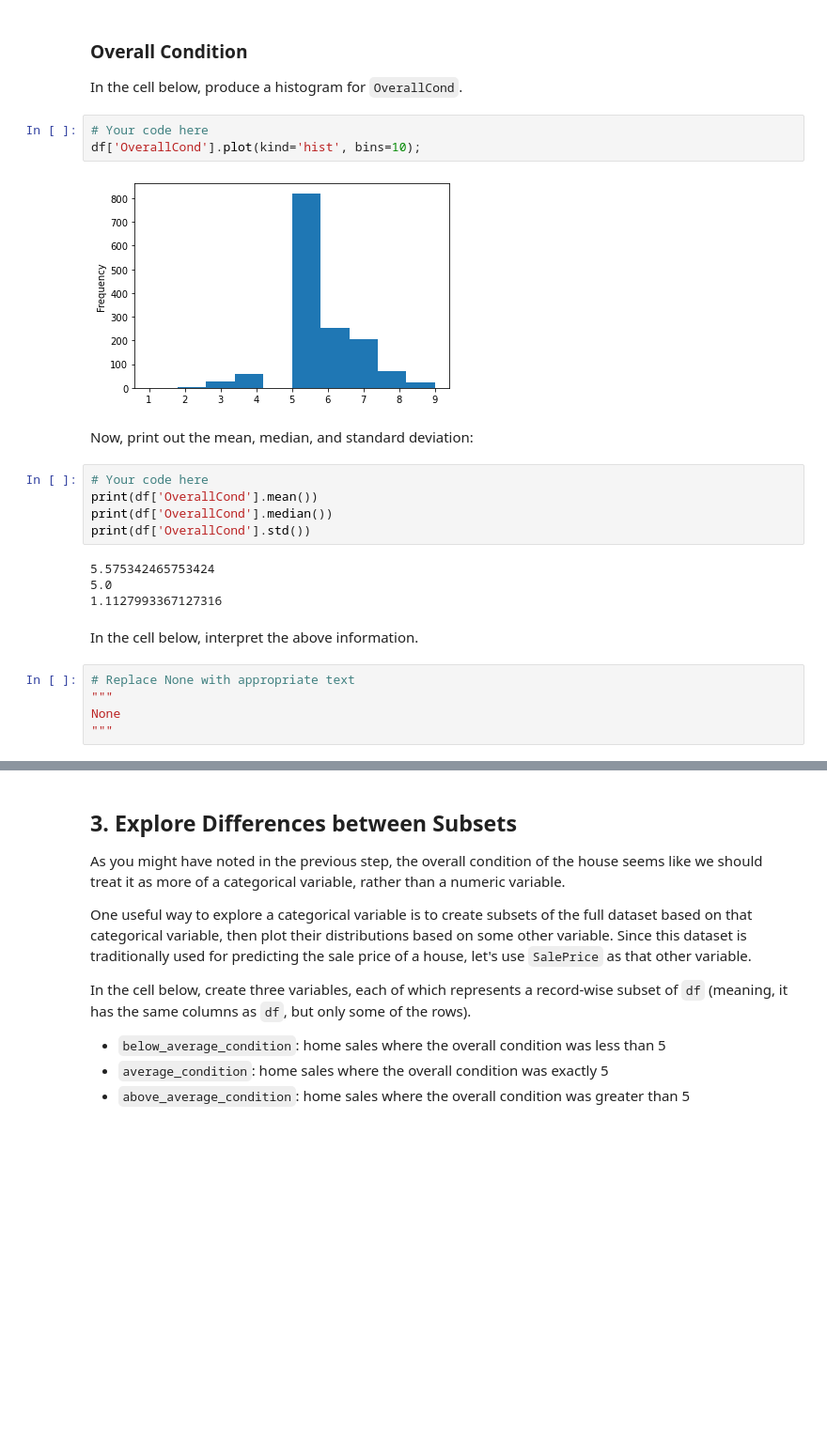
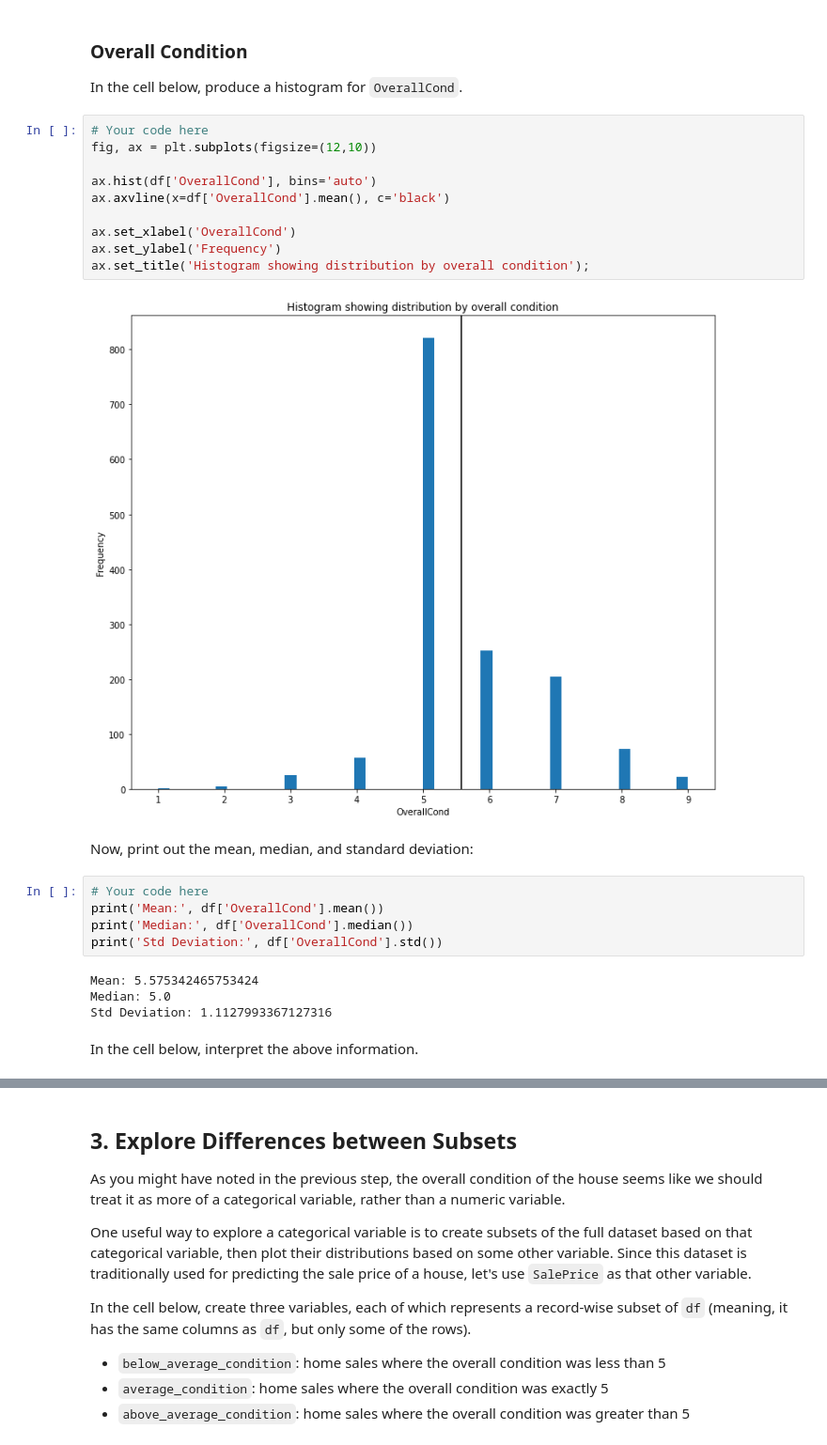
Before and after one commit to Trevor334/dsc-pandas-eda-lab, a Jupyter notebook: index.ipynb, the cells around one changed output, grey strips where cells are left out. Shown at 94% size. Cells and saved outputs as stored; diff of their text form; blank space fills up the shorter version.

```diff
--- a/index.ipynb
+++ b/index.ipynb
@@ -228,26 +244,28 @@ None
 ### Overall Condition
 
 In the cell below, produce a histogram for `OverallCond`.
-# %%
-# Your code here
-df['OverallCond'].plot(kind='hist', bins=10);
-# %% [output]
-[figure, removed]
+# %%
+# Your code here
+fig, ax = plt.subplots(figsize=(12,10))
+
+ax.hist(df['OverallCond'], bins='auto')
+ax.axvline(x=df['OverallCond'].mean(), c='black')
+
+ax.set_xlabel('OverallCond')
+ax.set_ylabel('Frequency')
+ax.set_title('Histogram showing distribution by overall condition');
+# %% [output]
+[figure, added]
 # %% [markdown]
 Now, print out the mean, median, and standard deviation:
 # %%
 # Your code here
-print(df['OverallCond'].mean())
-print(df['OverallCond'].median())
-print(df['OverallCond'].std())
+print('Mean:', df['OverallCond'].mean())
+print('Median:', df['OverallCond'].median())
+print('Std Deviation:', df['OverallCond'].std())
 # %% [output]
-5.575342465753424
-5.0
-1.1127993367127316
+Mean: 5.575342465753424
+Median: 5.0
+Std Deviation: 1.1127993367127316
 # %% [markdown]
 In the cell below, interpret the above information.
-# %%
-# Replace None with appropriate text
-"""
-None
-"""
```
Also changed, not shown: parts of 22 cells of this notebook.
